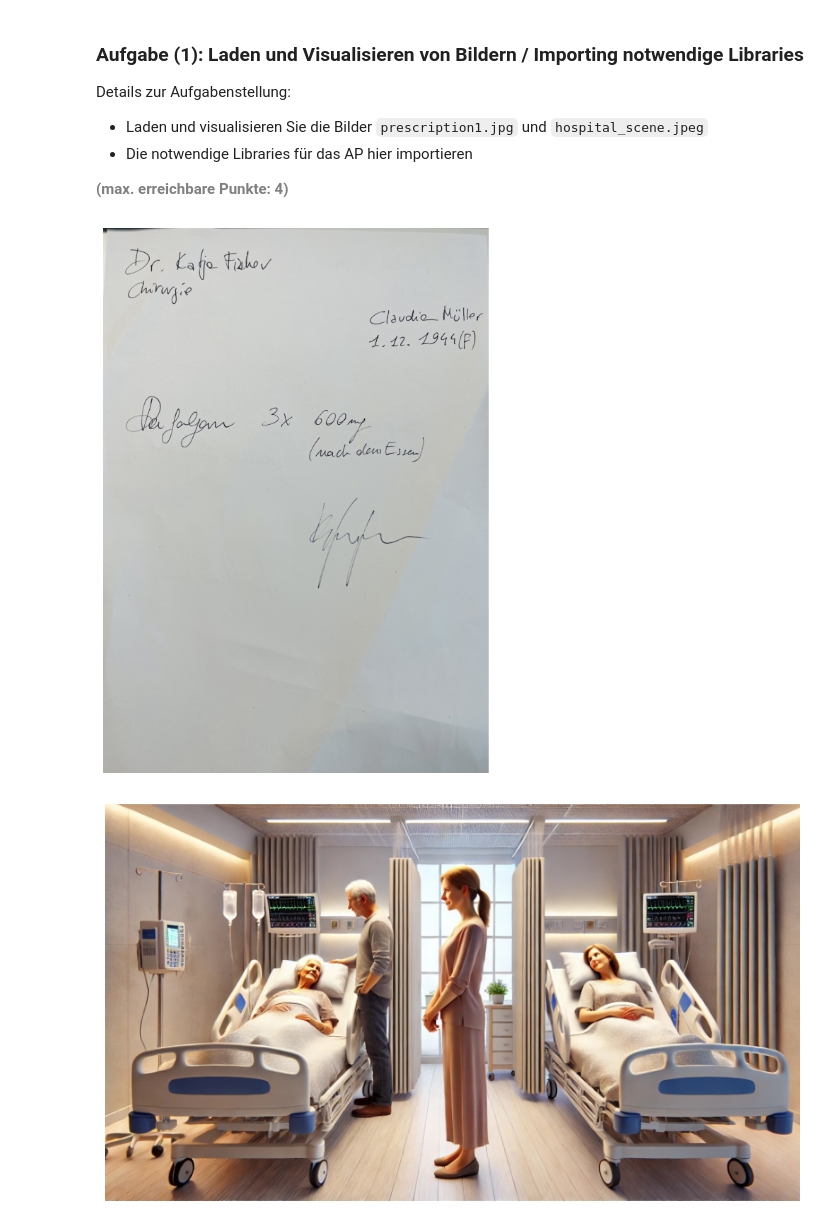
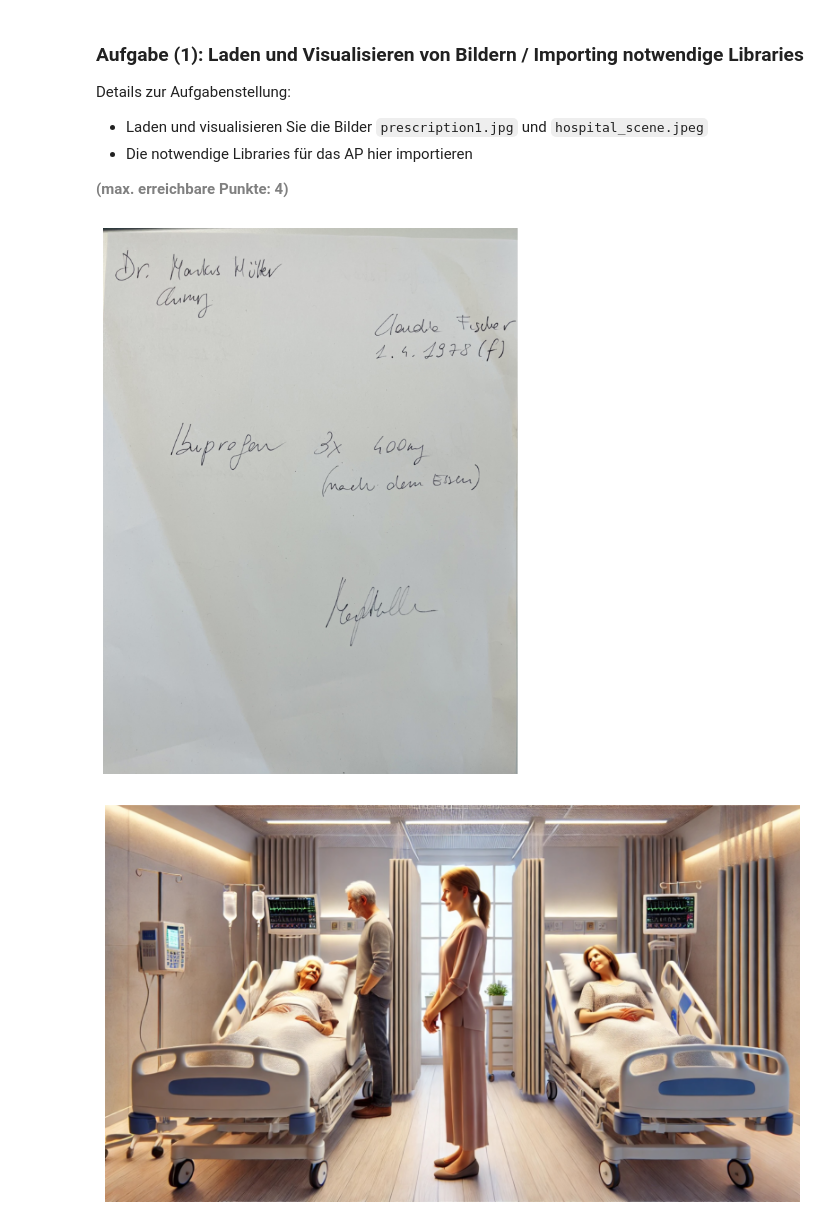
Before and after one commit to blobb3/DS-HS24-LNWBlock3-AP03, a Jupyter notebook: AP03_Mulltimodalinteractions_Images.ipynb, the cells around one changed output. Cells and saved outputs as stored; diff of their text form; code cells hidden in the pictures.

```diff
--- a/AP03_Mulltimodalinteractions_Images.ipynb
+++ b/AP03_Mulltimodalinteractions_Images.ipynb
@@ -191,21 +191,21 @@ Details zur Aufgabenstellung:
 # %%
 import json
 from PIL import Image
 import matplotlib.pyplot as plt
 
 
 # Function to plot bounding boxes on the image
 def image_generator(image):
     plt.figure(figsize=(10, 10))
     plt.imshow(image)
     plt.axis("off")
     plt.show()
 
 # Plot the bounding boxes on the image
-img_path = "/workspaces/DS-HS24-LNWBlock3-AP03/extra_case/prescription2.jpg"
+img_path = "prescription1.jpg"
 image_generator(Image.open(img_path))
 # %% [output]
-[figure, old version]
+[figure, new version]
 # %%
 import json
 from PIL import Image
```
Also changed, not shown: parts of 7 cells of this notebook.
